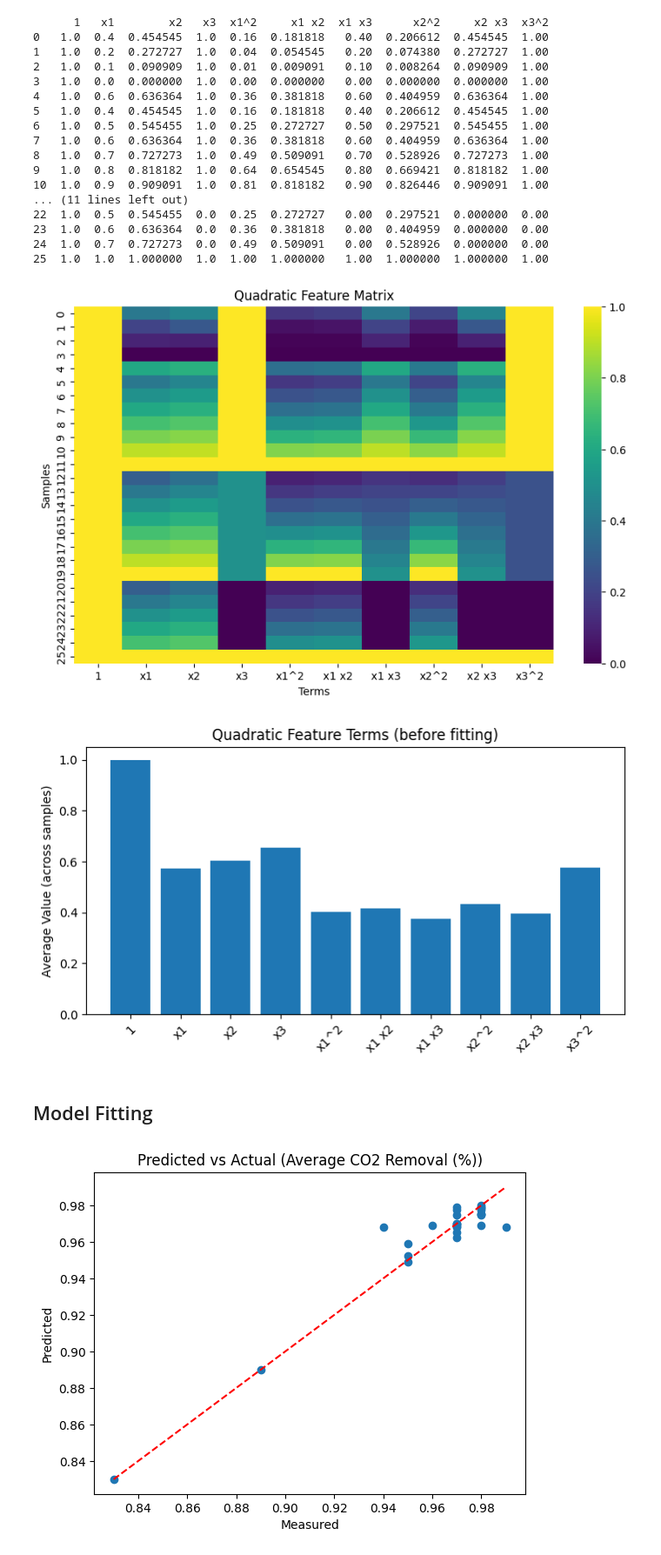
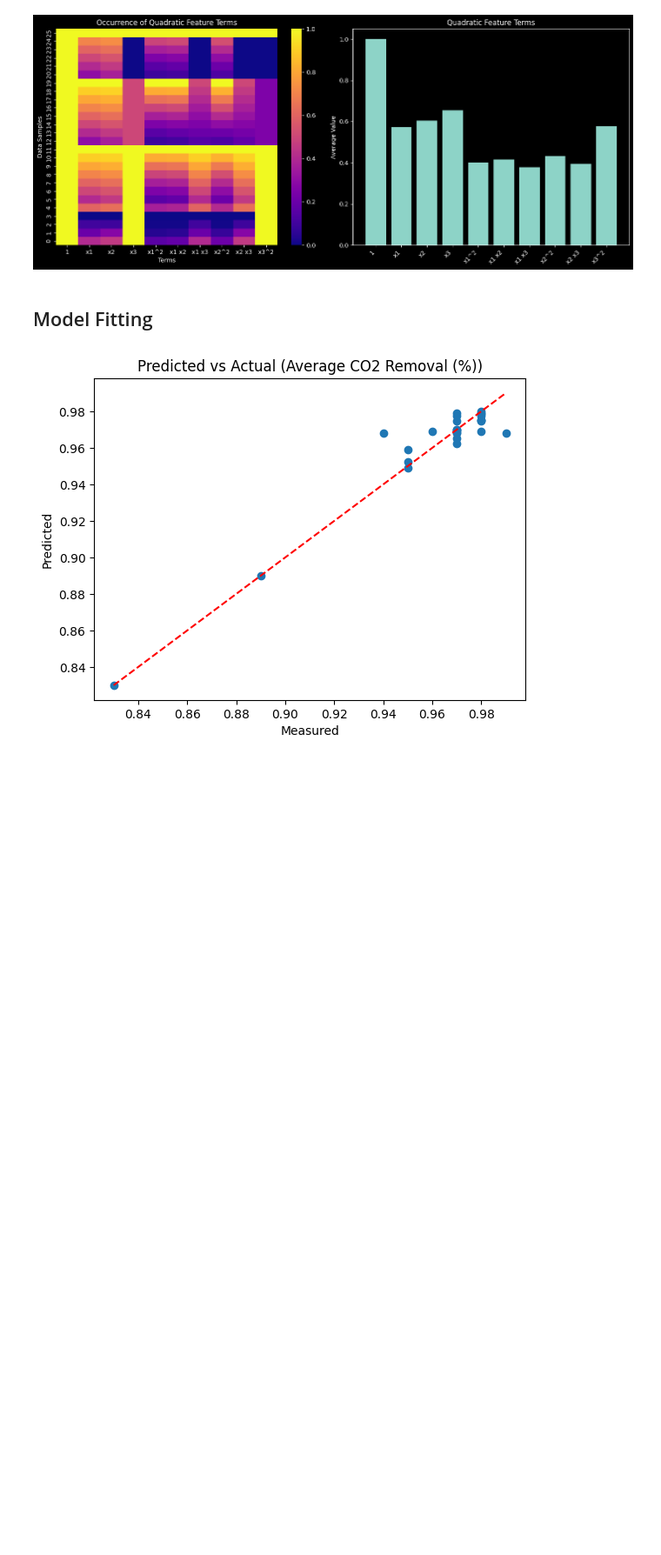
Before and after one commit to DavidGinfo/CapBioCO2_Optimization, a Jupyter notebook: notebooks/modelling/quadratic_model_linear_regression.ipynb, the cells around one changed output. Shown at 87% size. Cells and saved outputs as stored; diff of their text form; code cells hidden in the pictures; blank space fills up the shorter version.

Commit message:
Reegineer the quadratic feature creation of comprehensive visualization

```diff
--- a/notebooks/modelling/quadratic_model_linear_regression.ipynb
+++ b/notebooks/modelling/quadratic_model_linear_regression.ipynb
@@ -5,12 +7,13 @@
 # %%
 import os
-from pathlib import Path
 import pandas as pd
 import numpy as np
+import seaborn as sns
+import matplotlib.pyplot as plt
+
 from sklearn.preprocessing import PolynomialFeatures
 from sklearn.linear_model import LinearRegression
-from scipy.optimize import minimize
-import seaborn as sns
-import matplotlib.pyplot as plt
+
+plt.style.use("dark_background")
 # %% [markdown]
 ## Import and Prepare Data
@@ -36,47 +76,33 @@ y_removal = df_output_avg_removal[output_column_removal].values
 # %%
-poly = PolynomialFeatures(degree=2, include_bias=True)
+# Create quadratic features
+poly = PolynomialFeatures(degree=2, interaction_only=False, include_bias=True)
 X_quad = poly.fit_transform(X)
 
-# Feature names
+# Extract quadratic terms
 feature_names = poly.get_feature_names_out(["x1", "x2", "x3"])
 
-# Display as DataFrame
+# Create Data Frame for further processing
 X_quad_df = pd.DataFrame(X_quad, columns=feature_names)
-print(X_quad_df.head(30))
 
-plt.figure(figsize=(10,6))
-sns.heatmap(X_quad_df, annot=False, cmap='viridis')
-plt.title("Quadratic Feature Matrix")
-plt.xlabel("Terms")
-plt.ylabel("Samples")
+# Visualize quasdratic features
+fig, axes = plt.subplots(1, 2, figsize=(14, 6))
+
+sns.heatmap(X_quad_df, annot=False, ax=axes[0], cmap="plasma")
+axes[0].set_title("Occurrence of Quadratic Feature Terms")
+axes[0].set_xlabel("Terms")
+axes[0].set_ylabel("Data Samples")
+axes[0].invert_yaxis()
+
+axes[1].bar(feature_names, np.mean(X_quad, axis=0))
+axes[1].set_ylabel("Average Value")
+axes[1].set_title("Quadratic Feature Terms")
+axes[1].set_xticks(range(len(feature_names)))
+axes[1].set_xticklabels(feature_names, rotation=45, ha="right")
+
+plt.tight_layout()
 plt.show()
-
-plt.figure(figsize=(8,4))
-plt.bar(feature_names, np.mean(X_quad, axis=0))
-plt.xticks(rotation=45)
-plt.ylabel("Average Value (across samples)")
-plt.title("Quadratic Feature Terms (before fitting)")
-plt.show()
 # %% [output]
-      1   x1        x2   x3  x1^2     x1 x2  x1 x3      x2^2     x2 x3  x3^2
-0   1.0  0.4  0.454545  1.0  0.16  0.181818   0.40  0.206612  0.454545  1.00
-1   1.0  0.2  0.272727  1.0  0.04  0.054545   0.20  0.074380  0.272727  1.00
-2   1.0  0.1  0.090909  1.0  0.01  0.009091   0.10  0.008264  0.090909  1.00
-3   1.0  0.0  0.000000  1.0  0.00  0.000000   0.00  0.000000  0.000000  1.00
-4   1.0  0.6  0.636364  1.0  0.36  0.381818   0.60  0.404959  0.636364  1.00
-5   1.0  0.4  0.454545  1.0  0.16  0.181818   0.40  0.206612  0.454545  1.00
-6   1.0  0.5  0.545455  1.0  0.25  0.272727   0.50  0.297521  0.545455  1.00
-7   1.0  0.6  0.636364  1.0  0.36  0.381818   0.60  0.404959  0.636364  1.00
-8   1.0  0.7  0.727273  1.0  0.49  0.509091   0.70  0.528926  0.727273  1.00
-9   1.0  0.8  0.818182  1.0  0.64  0.654545   0.80  0.669421  0.818182  1.00
-10  1.0  0.9  0.909091  1.0  0.81  0.818182   0.90  0.826446  0.909091  1.00
-... (11 lines left out)
-22  1.0  0.5  0.545455  0.0  0.25  0.272727   0.00  0.297521  0.000000  0.00
-23  1.0  0.6  0.636364  0.0  0.36  0.381818   0.00  0.404959  0.000000  0.00
-24  1.0  0.7  0.727273  0.0  0.49  0.509091   0.00  0.528926  0.000000  0.00
-25  1.0  1.0  1.000000  1.0  1.00  1.000000   1.00  1.000000  1.000000  1.00
-[figure, old version]
+[figure, new version]
-[figure, removed]
 # %% [markdown]
 ## Model Fitting
 # %%
```
Also changed, not shown: parts of 6 cells of this notebook.
